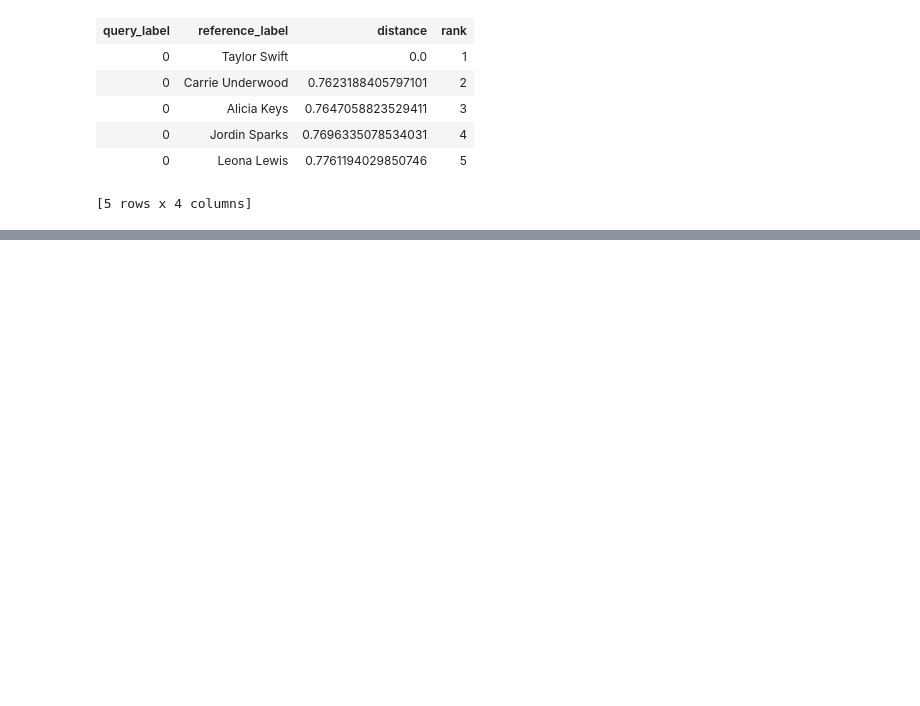
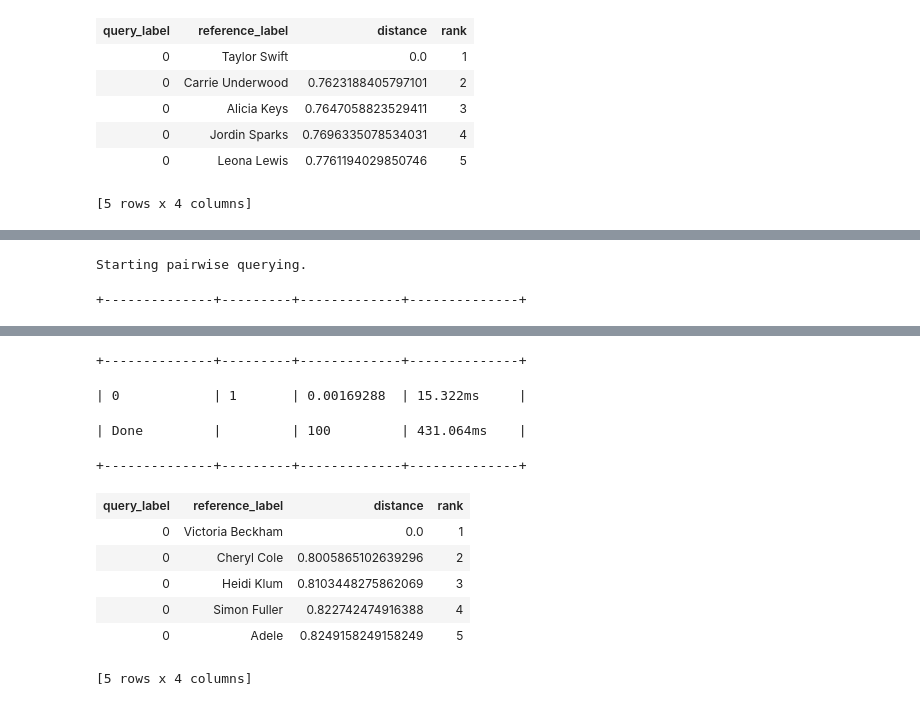
Before and after one commit to Erfanx/intelligence-retrieval, a Jupyter notebook: Document Retrieval/Document_Retrieval.ipynb, the cells around one changed output, grey strips where cells are left out. Drawn from its saved outputs; the diff is of its cells as text; code cells hidden in the pictures; blank space fills up the shorter version.

```diff
--- a/Document Retrieval/Document_Retrieval.ipynb
+++ b/Document Retrieval/Document_Retrieval.ipynb
@@ -309,0 +360,2 @@ Starting pairwise querying.
+# %%
+victoria = people[people['name'] == 'Victoria Beckham']
@@ -309,0 +389,5 @@ Starting pairwise querying.
+# %%
+knn_model.query(victoria)
+# %% [output]
+Starting pairwise querying.
++--------------+---------+-------------+--------------+
@@ -309,0 +395,11 @@ Starting pairwise querying.
++--------------+---------+-------------+--------------+
+| 0            | 1       | 0.00169288  | 15.322ms     |
+| Done         |         | 100         | 431.064ms    |
++--------------+---------+-------------+--------------+
+| query_label | reference_label | distance | rank |
+| 0 | Victoria Beckham | 0.0 | 1 |
+| 0 | Cheryl Cole | 0.8005865102639296 | 2 |
+| 0 | Heidi Klum | 0.8103448275862069 | 3 |
+| 0 | Simon Fuller | 0.822742474916388 | 4 |
+| 0 | Adele | 0.8249158249158249 | 5 |
+[5 rows x 4 columns]
```
Also changed, not shown: parts of 14 cells of this notebook.
